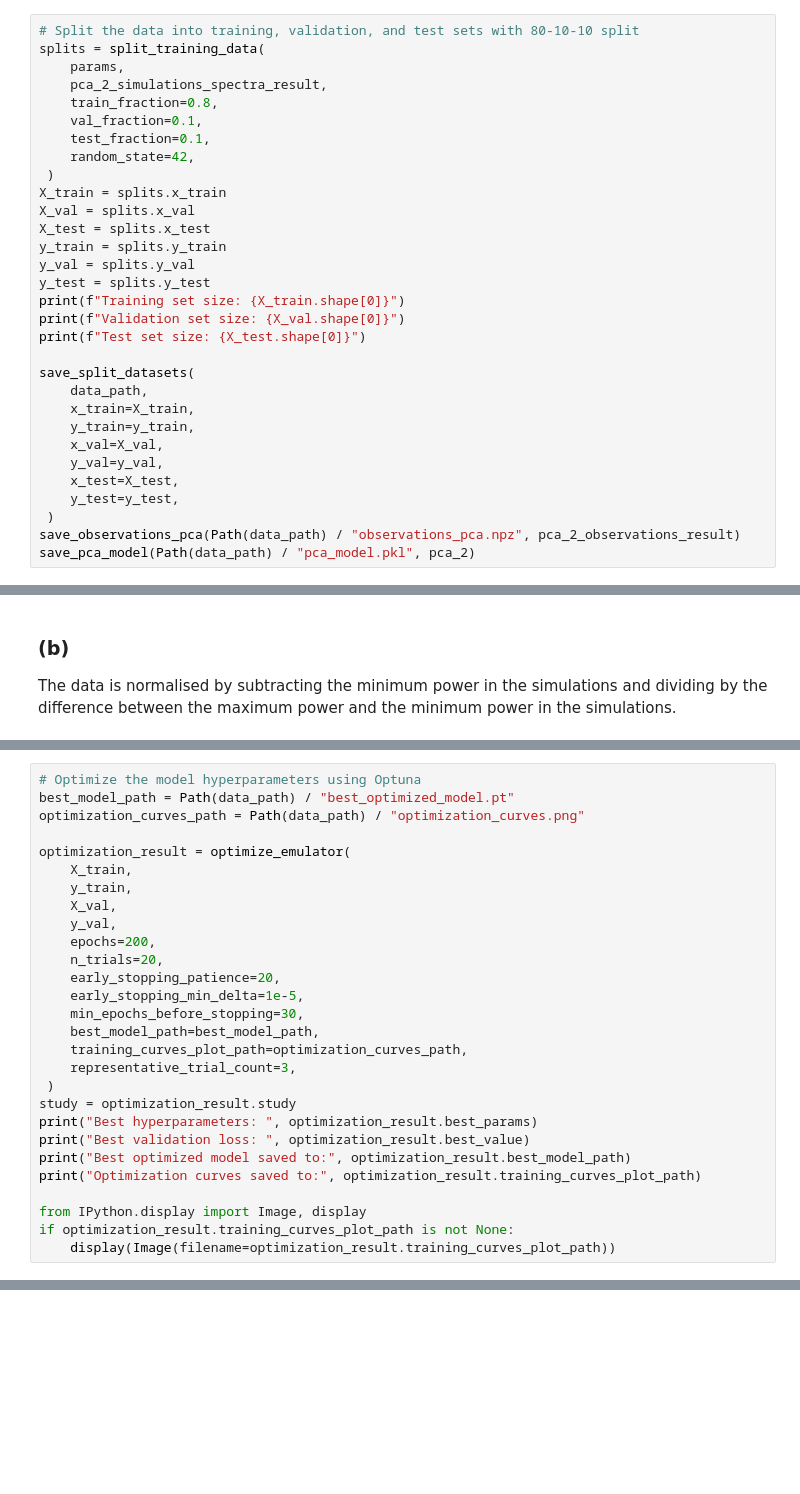
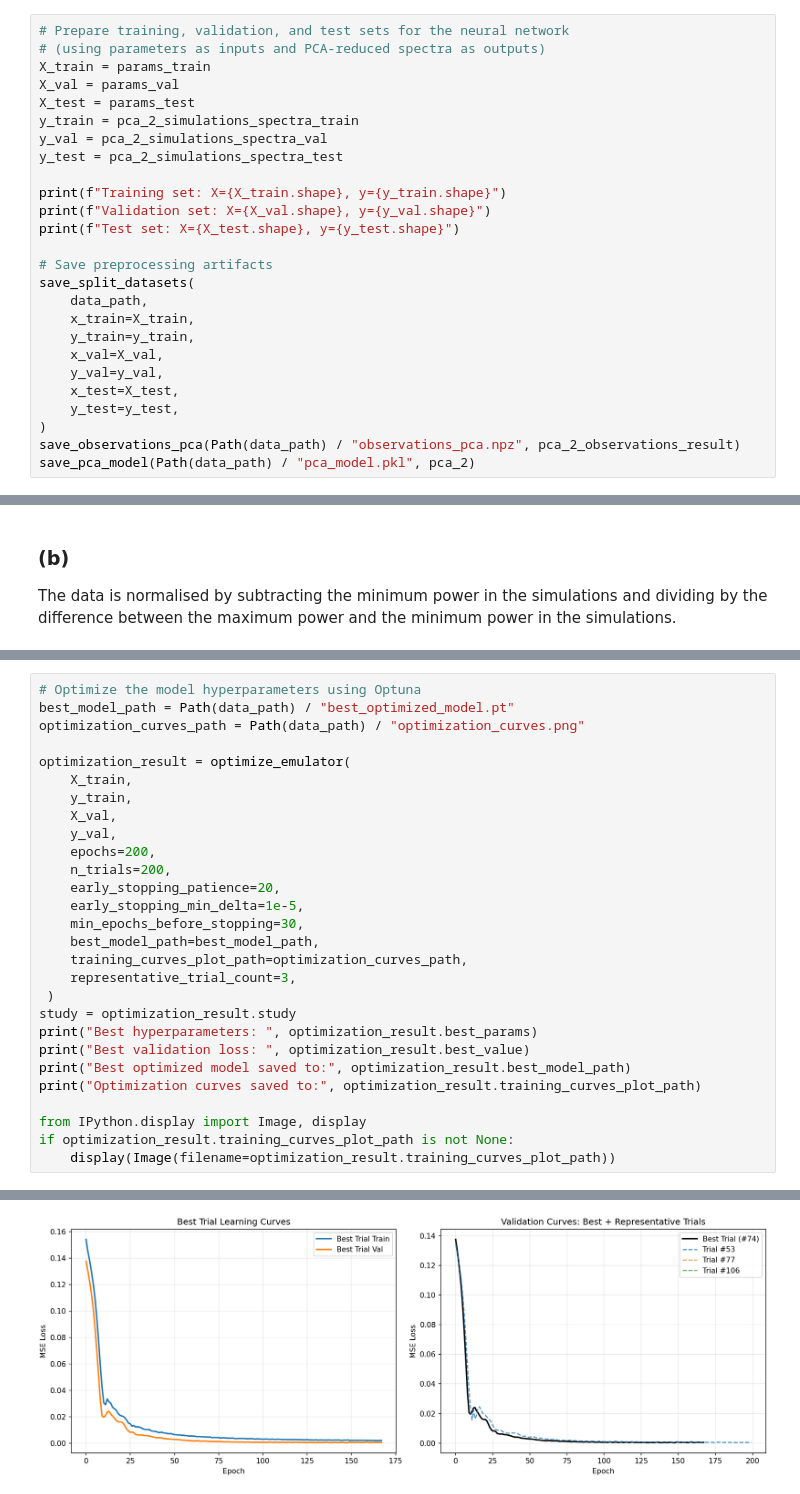
Before and after one commit to AlexBM173/apb86_A1, a Jupyter notebook: draft.ipynb, the cells around one changed output, grey strips where cells are left out. Cells and saved outputs as stored; diff of their text form; blank space fills up the shorter version.

```diff
--- a/draft.ipynb
+++ b/draft.ipynb
@@ -149,25 +184,20 @@ plt.show()
 # %% [markdown]
 We use 2 principal components, which together explain $>99.96\%$ of the variance in the data. We now split the normalised and decomposed simulations into training, validation, and testing samples using an 80:10:10 split. We also apply the same normalisation and PCA reduction to the observed power spectrum.
 # %%
-# Split the data into training, validation, and test sets with 80-10-10 split
-splits = split_training_data(
-    params,
-    pca_2_simulations_spectra_result,
-    train_fraction=0.8,
-    val_fraction=0.1,
-    test_fraction=0.1,
-    random_state=42,
- )
-X_train = splits.x_train
-X_val = splits.x_val
-X_test = splits.x_test
-y_train = splits.y_train
-y_val = splits.y_val
-y_test = splits.y_test
-print(f"Training set size: {X_train.shape[0]}")
-print(f"Validation set size: {X_val.shape[0]}")
-print(f"Test set size: {X_test.shape[0]}")
+# Prepare training, validation, and test sets for the neural network
+# (using parameters as inputs and PCA-reduced spectra as outputs)
+X_train = params_train
+X_val = params_val
+X_test = params_test
+y_train = pca_2_simulations_spectra_train
+y_val = pca_2_simulations_spectra_val
+y_test = pca_2_simulations_spectra_test
 
+print(f"Training set: X={X_train.shape}, y={y_train.shape}")
+print(f"Validation set: X={X_val.shape}, y={y_val.shape}")
+print(f"Test set: X={X_test.shape}, y={y_test.shape}")
+
+# Save preprocessing artifacts
 save_split_datasets(
     data_path,
     x_train=X_train,
@@ -176,7 +206,7 @@ save_split_datasets(
     y_val=y_val,
     x_test=X_test,
     y_test=y_test,
- )
+)
 save_observations_pca(Path(data_path) / "observations_pca.npz", pca_2_observations_result)
 save_pca_model(Path(data_path) / "pca_model.pkl", pca_2)
 # %% [output]
@@ -244,7 +274,7 @@ optimization_result = optimize_emulator(
     X_val,
     y_val,
     epochs=200,
-    n_trials=20,
+    n_trials=200,
     early_stopping_patience=20,
     early_stopping_min_delta=1e-5,
     min_epochs_before_stopping=30,
@@ -283,0 +316 @@ Best validation loss:  0.0002538450644351542
+[figure, added]
```
Also changed, not shown: parts of 7 cells of this notebook, 7 other files.
